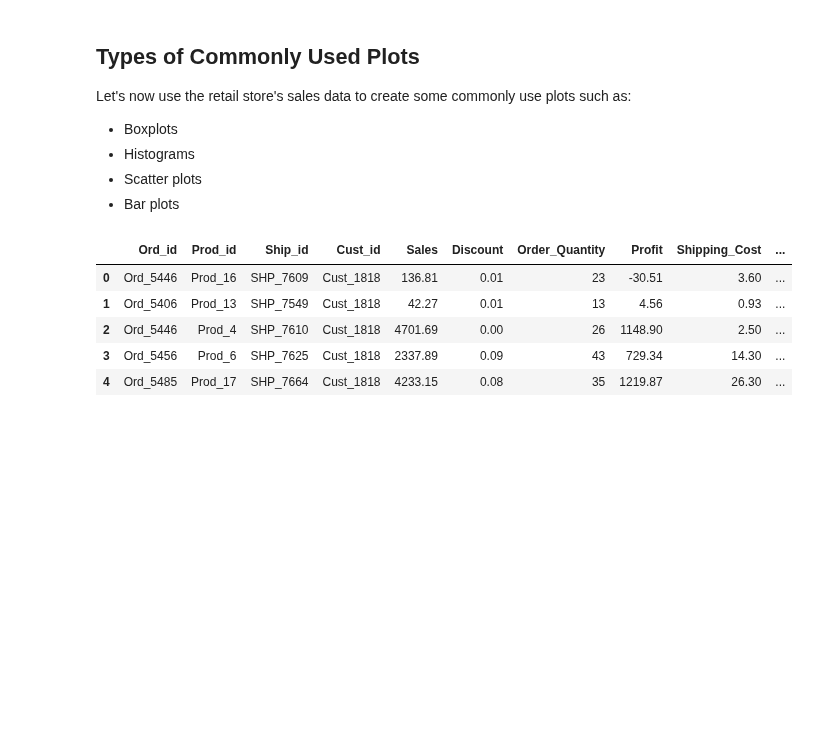
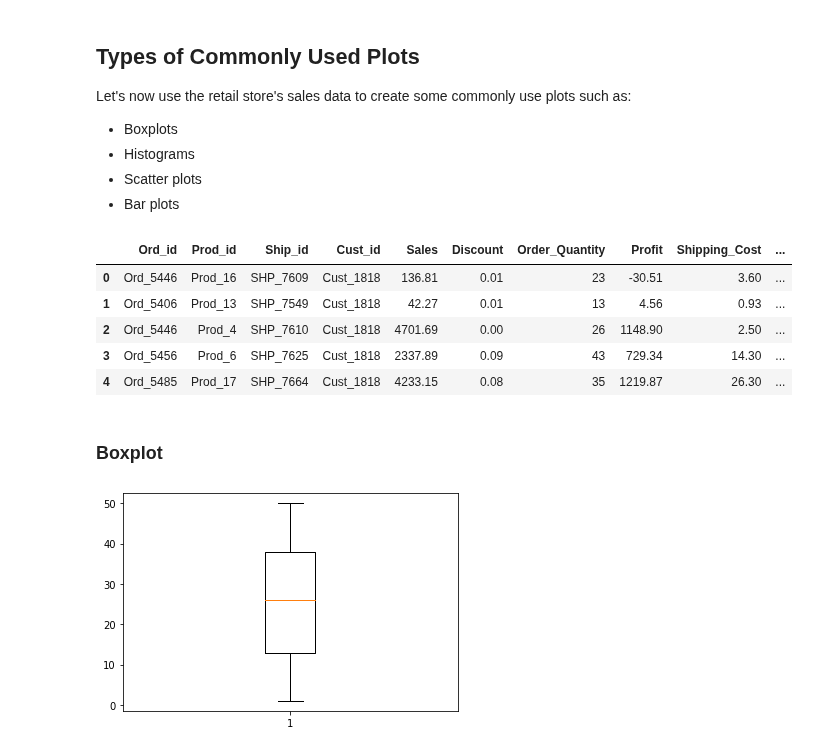
Before and after one commit to R-aryan/Machine_Learning_Crash_Course, a Jupyter notebook: Data Visualization/Matplotlib_Introduction.ipynb, the cells around one changed output. Cells and saved outputs as stored; diff of their text form; code cells hidden in the pictures; blank space fills up the shorter version.

```diff
--- a/Data Visualization/Matplotlib_Introduction.ipynb
+++ b/Data Visualization/Matplotlib_Introduction.ipynb
@@ -173,3 +173,11 @@ df.head()
 | 2 | Ord_5446 | Prod_4 | SHP_7610 | Cust_1818 | 4701.69 | 0.00 | 26 | 1148.90 | 2.50 | ... |
 | 3 | Ord_5456 | Prod_6 | SHP_7625 | Cust_1818 | 2337.89 | 0.09 | 43 | 729.34 | 14.30 | ... |
 | 4 | Ord_5485 | Prod_17 | SHP_7664 | Cust_1818 | 4233.15 | 0.08 | 35 | 1219.87 | 26.30 | ... |
+# %% [markdown]
+### Boxplot
+# %%
+# Boxplot: Visualise the distribution of a continuous variable
+plt.boxplot(df['Order_Quantity'])
+plt.show()
+# %% [output]
+[figure, added]
```
Also changed, not shown: parts of 1 cell of this notebook.
